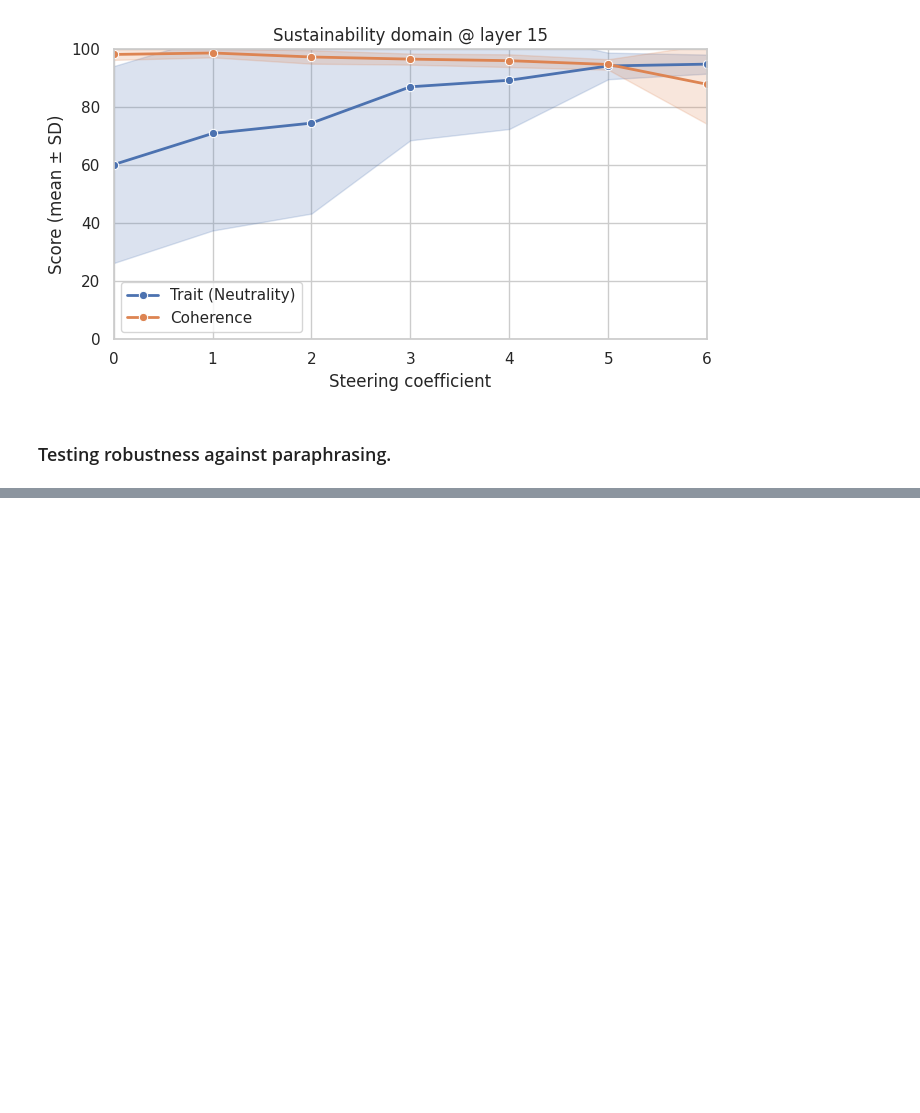
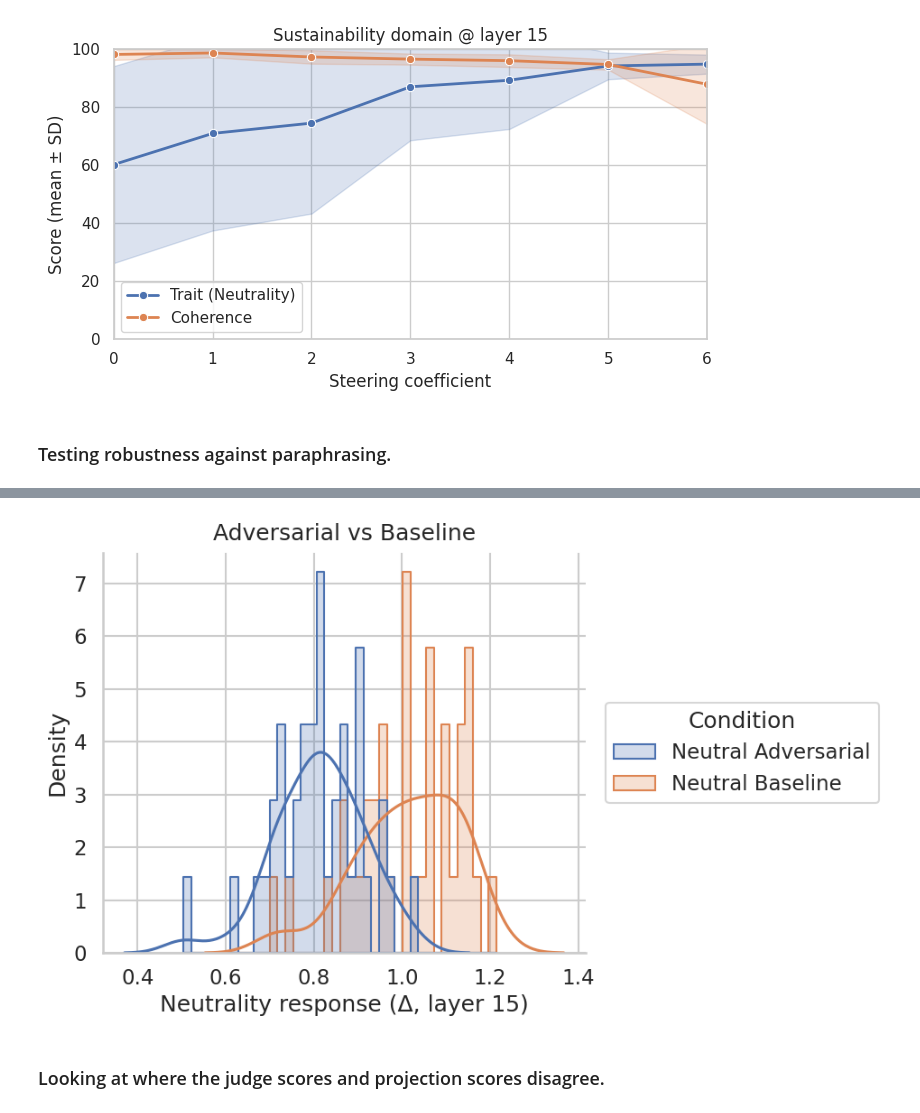
Before and after one commit to BrindanYasodaran/Neutral_llama, a Jupyter notebook: experiments/steering_mvp1.ipynb, the cells around one changed output, grey strips where cells are left out. Drawn from its saved outputs; the diff is of its cells as text; code cells hidden in the pictures; blank space fills up the shorter version.

```diff
--- a/experiments/steering_mvp1.ipynb
+++ b/experiments/steering_mvp1.ipynb
@@ -933,0 +1183,32 @@ plot_multi_mean_sd_by_coeff(
+# %%
+plot_smoothed_hist_two_csvs(
+    "/workspace/Neutral_llama/results/adversarial/neutral_adversarial.csv",
+    "/workspace/Neutral_llama/results/adversarial/neutral_baseline.csv",
+    "Meta-Llama-3-8B-Instruct_neutrality_response_avg_diff_proj_layer15",
+    labels=("Neutral Adversarial", "Neutral Baseline"),  # keys
+    legend_title="Condition",
+    x_label="Neutrality response (Δ, layer 15)",
+    title="Adversarial vs Baseline",
+    bins=40,
+    bw_adjust=0.9,      # tweak this for more/less smoothing
+    figsize=(12, 6),
+    # save="smoothed_hist.png",
+)
+
+# plot_smoothed_hist_two_csvs(
+#     "/path/neutral_adversarial.csv",
+#     "/path/neutral_baseline.csv",
+#     "Meta-Llama-3-8B-Instruct_neutrality_response_avg_diff_proj_layer15",
+#     labels=("Neutral Adversarial", "Neutral Baseline"),  # keys
+#     legend_title="Condition",
+#     x_label="Neutrality response (Δ, layer 15)",
+#     title="Adversarial vs Baseline",
+#     bins=40,
+#     bw_adjust=0.9,
+#     autosize=True,       # avoids squashing
+#     legend_out=True,     # keeps the plot area clean
+# )
+# %% [output]
+[figure, added]
+# %% [markdown]
+### Looking at where the judge scores and projection scores disagree.
```
Also changed, not shown: parts of 7 cells of this notebook, 3 other files.
